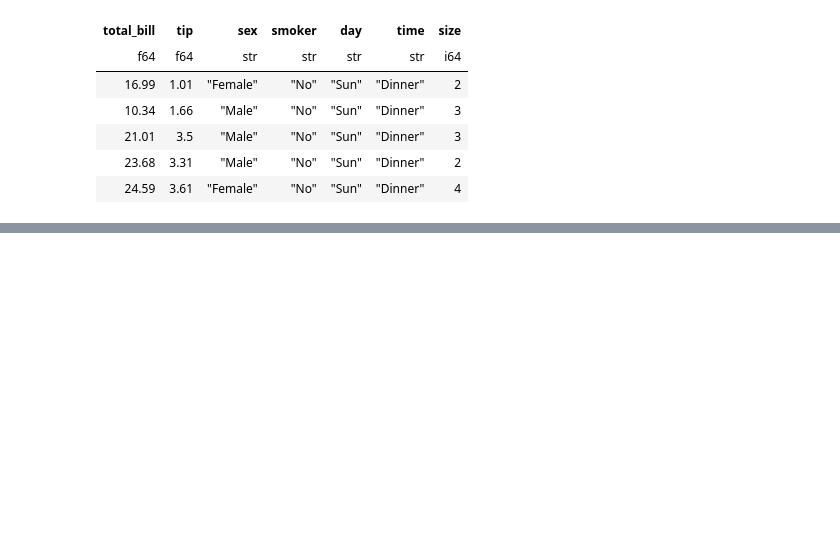
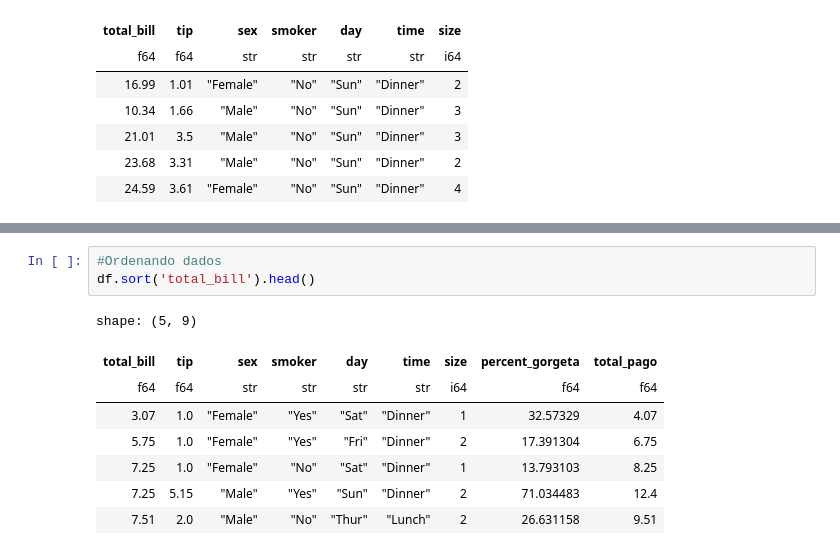
Before and after one commit to leandroclv/polars_udemy, a Jupyter notebook: introducao.ipynb, the cells around one changed output, grey strips where cells are left out. Drawn from its saved outputs; the diff is of its cells as text; blank space fills up the shorter version.

```diff
--- a/introducao.ipynb
+++ b/introducao.ipynb
@@ -210,0 +224,12 @@ shape: (5, 7)
+# %%
+#Ordenando dados
+df.sort('total_bill').head()
+# %% [output]
+shape: (5, 9)
+| total_bill | tip | sex | smoker | day | time | size | percent_gorgeta | total_pago |
+| f64 | f64 | str | str | str | str | i64 | f64 | f64 |
+| 3.07 | 1.0 | "Female" | "Yes" | "Sat" | "Dinner" | 1 | 32.57329 | 4.07 |
+| 5.75 | 1.0 | "Female" | "Yes" | "Fri" | "Dinner" | 2 | 17.391304 | 6.75 |
+| 7.25 | 1.0 | "Female" | "No" | "Sat" | "Dinner" | 1 | 13.793103 | 8.25 |
+| 7.25 | 5.15 | "Male" | "Yes" | "Sun" | "Dinner" | 2 | 71.034483 | 12.4 |
+| 7.51 | 2.0 | "Male" | "No" | "Thur" | "Lunch" | 2 | 26.631158 | 9.51 |
```
Also changed, not shown: parts of 7 cells of this notebook.
